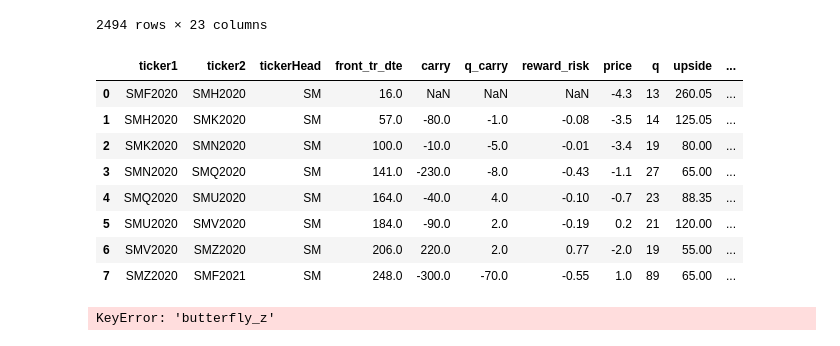
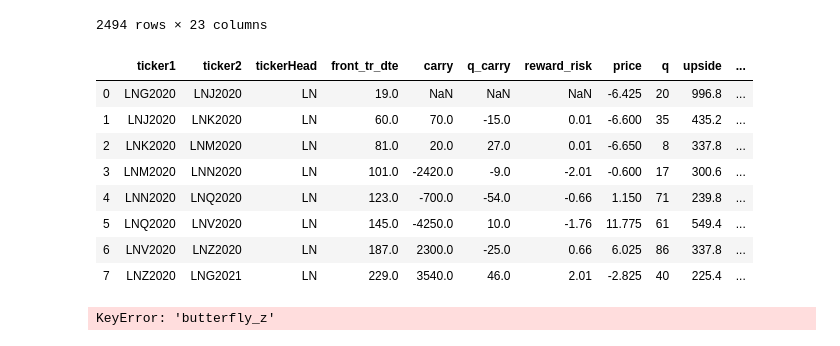
Before and after one commit to chitown2016/repo_barbarossa, a Jupyter notebook: PycharmProjects/quandl_data/Untitled.ipynb, the cells around one changed output. Drawn from its saved outputs; the diff is of its cells as text; code cells hidden in the pictures.

```diff
--- a/PycharmProjects/quandl_data/Untitled.ipynb
+++ b/PycharmProjects/quandl_data/Untitled.ipynb
@@ -113,31 +113,31 @@ price_frame
 # %%
 import opportunity_constructs.spread_carry as sc
 
-#Carry Spread Bet Size: 5158
-spread_carry_output = sc.generate_spread_carry_sheet_4date(report_date=20191219)
+#Carry Spread Bet Size: 4023
+spread_carry_output = sc.generate_spread_carry_sheet_4date(report_date=20200117)
 spread_report = spread_carry_output['spread_report']
 ticker_head_list = list(spread_report['tickerHead'].unique())
 # Compare BO and S sizing
 
 
 
 #spread_report = spread_report[spread_report['tickerHead']==ticker_head_list[19]]
 spread_report = spread_report[['ticker1','ticker2','tickerHead','front_tr_dte','carry','q_carry','reward_risk','price','q','upside','downside']]
 spread_report
-spread_report[spread_report['tickerHead']=='SM']
+spread_report[spread_report['tickerHead']=='LN']
 
 # HO ZF might be a buy after the butterfly
 # CT HK settle was 0.07
 # %% [output]
 |  | ticker1 | ticker2 | tickerHead | front_tr_dte | carry | q_carry | reward_risk | price | q | upside | ... |
-| 0 | SMF2020 | SMH2020 | SM | 16.0 | NaN | NaN | NaN | -4.3 | 13 | 260.05 | ... |
-| 1 | SMH2020 | SMK2020 | SM | 57.0 | -80.0 | -1.0 | -0.08 | -3.5 | 14 | 125.05 | ... |
-| 2 | SMK2020 | SMN2020 | SM | 100.0 | -10.0 | -5.0 | -0.01 | -3.4 | 19 | 80.00 | ... |
-| 3 | SMN2020 | SMQ2020 | SM | 141.0 | -230.0 | -8.0 | -0.43 | -1.1 | 27 | 65.00 | ... |
-| 4 | SMQ2020 | SMU2020 | SM | 164.0 | -40.0 | 4.0 | -0.10 | -0.7 | 23 | 88.35 | ... |
-| 5 | SMU2020 | SMV2020 | SM | 184.0 | -90.0 | 2.0 | -0.19 | 0.2 | 21 | 120.00 | ... |
-| 6 | SMV2020 | SMZ2020 | SM | 206.0 | 220.0 | 2.0 | 0.77 | -2.0 | 19 | 55.00 | ... |
-| 7 | SMZ2020 | SMF2021 | SM | 248.0 | -300.0 | -70.0 | -0.55 | 1.0 | 89 | 65.00 | ... |
+| 0 | LNG2020 | LNJ2020 | LN | 19.0 | NaN | NaN | NaN | -6.425 | 20 | 996.8 | ... |
+| 1 | LNJ2020 | LNK2020 | LN | 60.0 | 70.0 | -15.0 | 0.01 | -6.600 | 35 | 435.2 | ... |
+| 2 | LNK2020 | LNM2020 | LN | 81.0 | 20.0 | 27.0 | 0.01 | -6.650 | 8 | 337.8 | ... |
+| 3 | LNM2020 | LNN2020 | LN | 101.0 | -2420.0 | -9.0 | -2.01 | -0.600 | 17 | 300.6 | ... |
+| 4 | LNN2020 | LNQ2020 | LN | 123.0 | -700.0 | -54.0 | -0.66 | 1.150 | 71 | 239.8 | ... |
+| 5 | LNQ2020 | LNV2020 | LN | 145.0 | -4250.0 | 10.0 | -1.76 | 11.775 | 61 | 549.4 | ... |
+| 6 | LNV2020 | LNZ2020 | LN | 187.0 | 2300.0 | -25.0 | 0.66 | 6.025 | 86 | 337.8 | ... |
+| 7 | LNZ2020 | LNG2021 | LN | 229.0 | 3540.0 | 46.0 | 2.01 | -2.825 | 40 | 225.4 | ... |
 # %%
 import signals.overnight_calendar_spread_signals as ocss
 import numpy as np
```
Also changed, not shown: 22 other files.
